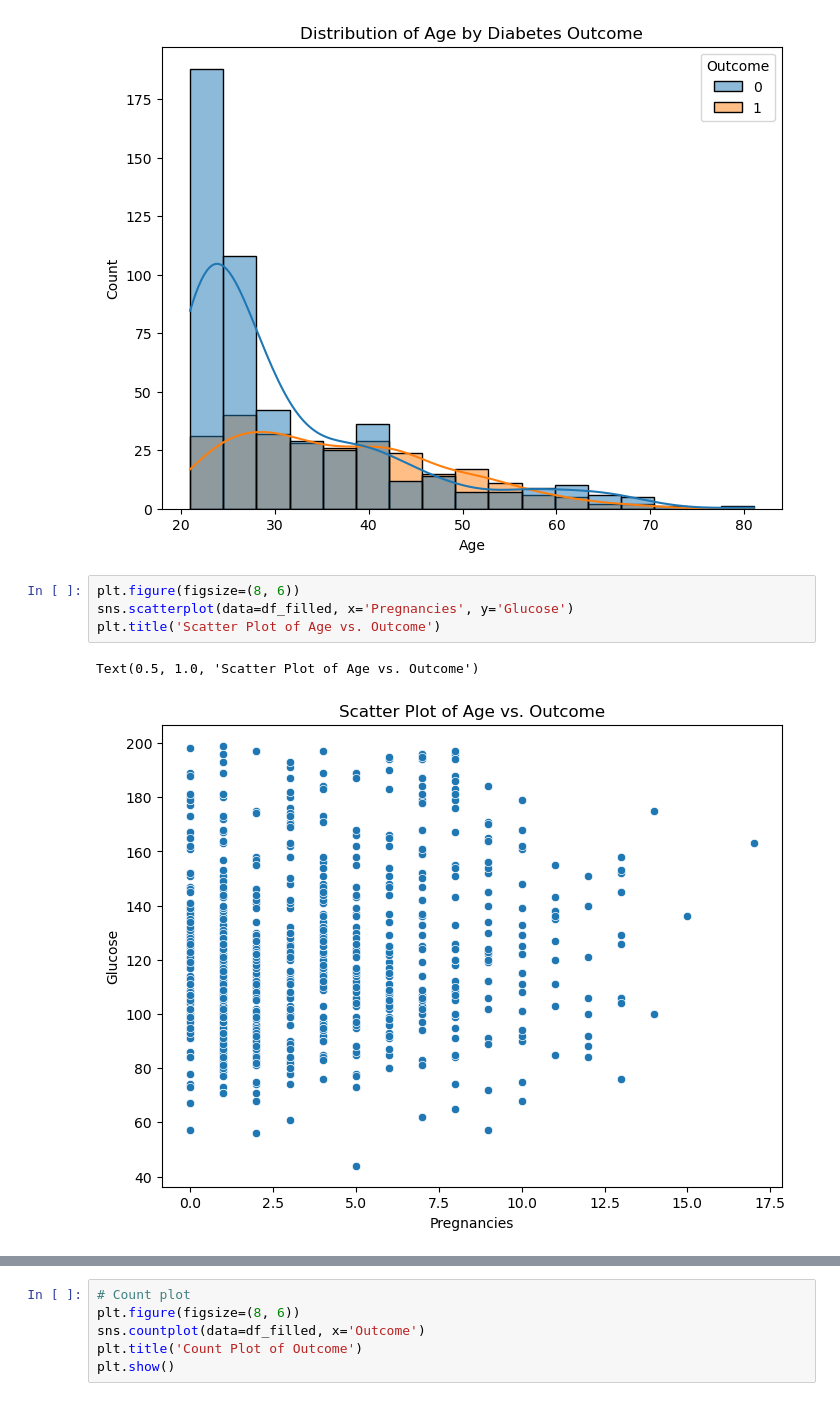
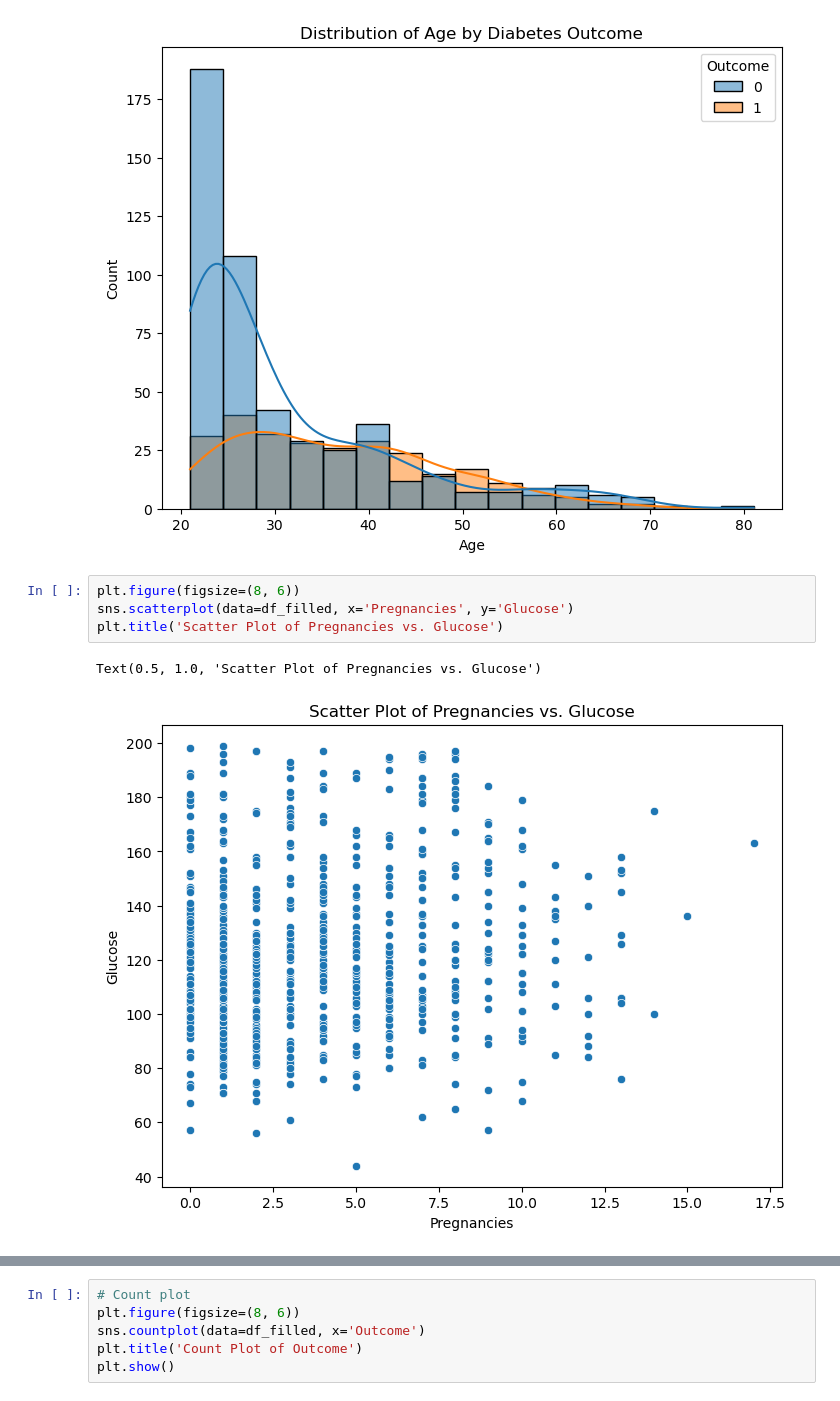
Before and after one commit to ZahraKiashemshaki/Diabetes-data-analyzing, a Jupyter notebook: Diabetes data analyzing .ipynb, the cells around one changed output, grey strips where cells are left out. Drawn from its saved outputs; the diff is of its cells as text.

```diff
--- a/Diabetes data analyzing .ipynb
+++ b/Diabetes data analyzing .ipynb
@@ -185,10 +185,10 @@ plt.show()
 # %%
 plt.figure(figsize=(8, 6))
 sns.scatterplot(data=df_filled, x='Pregnancies', y='Glucose')
-plt.title('Scatter Plot of Age vs. Outcome')
+plt.title('Scatter Plot of Pregnancies vs. Glucose')
 # %% [output]
-Text(0.5, 1.0, 'Scatter Plot of Age vs. Outcome')
+Text(0.5, 1.0, 'Scatter Plot of Pregnancies vs. Glucose')
-[figure, old version]
+[figure, new version]
 # %%
 #bar plot
 plt.figure(figsize=(8, 6))
```
Also changed, not shown: parts of 2 cells of this notebook.
